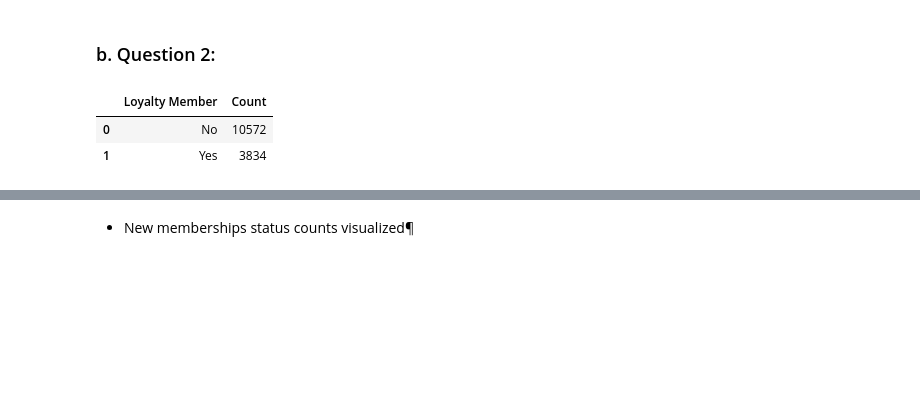
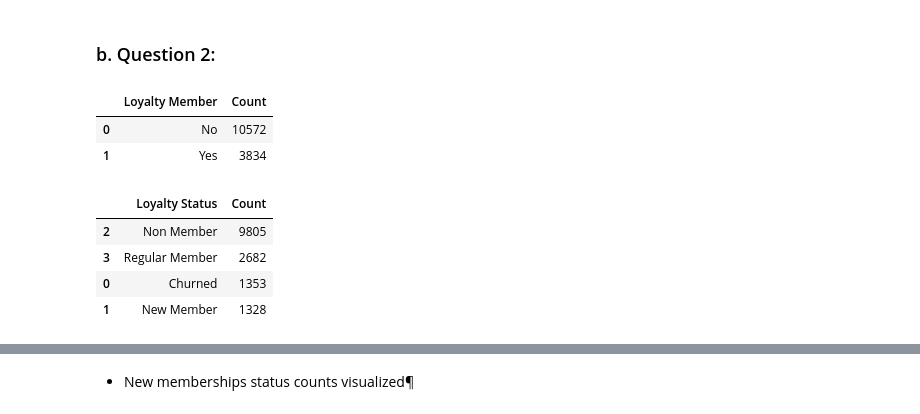
Before and after one commit to LtnLinh/CSC17104-Programming-for-Data-Science, a Jupyter notebook: Notebook.ipynb, the cells around one changed output, grey strips where cells are left out. Saved outputs shown, nothing was run; the diff lists cells and outputs as text; code cells hidden in the pictures; blank space fills up the shorter version.

```diff
--- a/Notebook.ipynb
+++ b/Notebook.ipynb
@@ -546,6 +540,21 @@ Member_counts
 |  | Loyalty Member | Count |
 | 0 | No | 10572 |
 | 1 | Yes | 3834 |
+# %%
+# Visualize member counts
+New_Member_counts = loyalty_df.groupby('Loyalty Status')['Customer ID'].nunique().reset_index()
+
+New_Member_counts.columns = ['Loyalty Status', 'Count']
+
+New_Member_counts = New_Member_counts.sort_values(by='Count', ascending=False)
+
+New_Member_counts
+# %% [output]
+|  | Loyalty Status | Count |
+| 2 | Non Member | 9805 |
+| 3 | Regular Member | 2682 |
+| 0 | Churned | 1353 |
+| 1 | New Member | 1328 |
 # %%
 # Copy data so we can use it for determining loyalty member status
 loyalty_df = df.copy()
```
Also changed, not shown: parts of 6 cells of this notebook.
